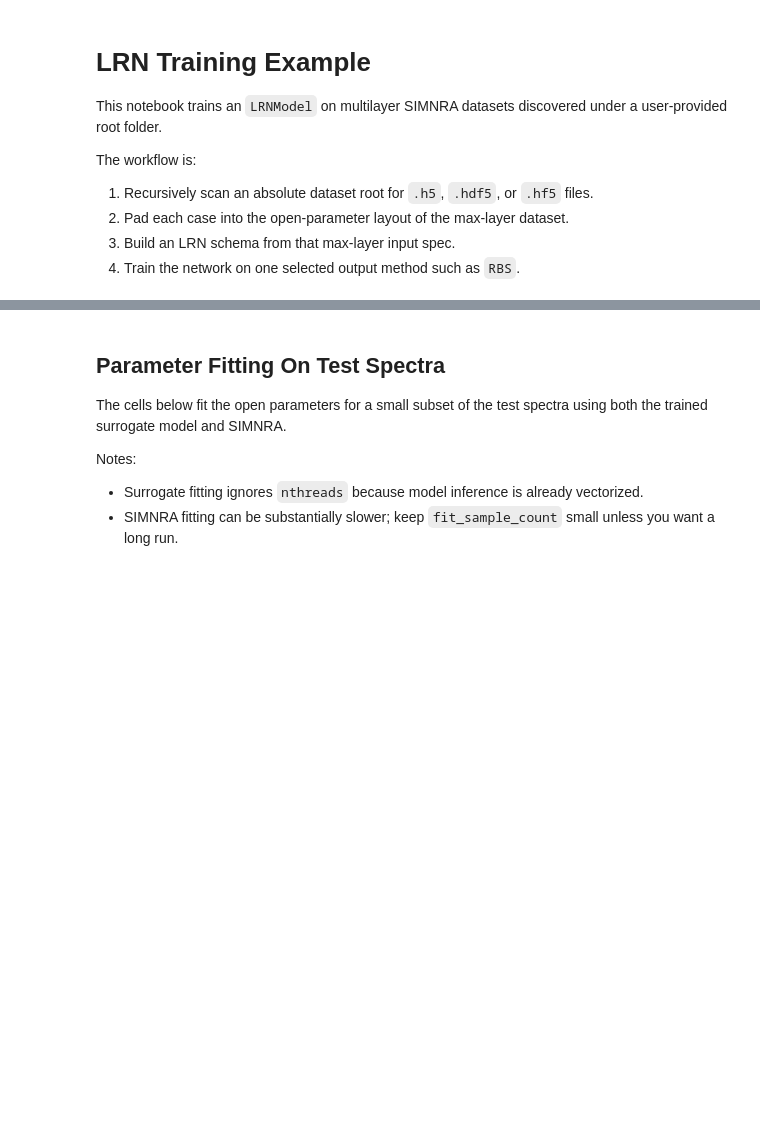
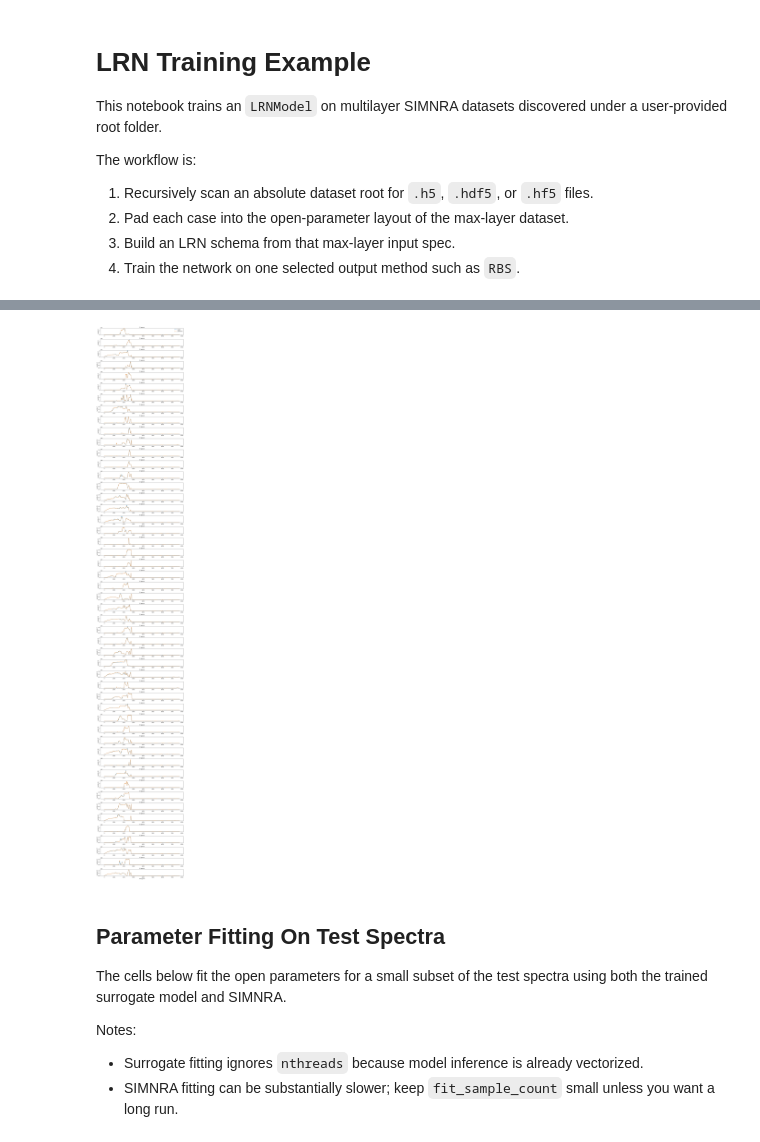
Before and after one commit to khoirulmuzakka/IBAMLKit, a Jupyter notebook: examples/forward_training.ipynb, the cells around one changed output, grey strips where cells are left out. Drawn from its saved outputs; the diff is of its cells as text; code cells hidden in the pictures; blank space fills up the shorter version.

```diff
--- a/examples/forward_training.ipynb
+++ b/examples/forward_training.ipynb
@@ -302,0 +441,14 @@ print(result)
+# %%
+model = LRNModel(
+    schema,
+    hidden_size= 512,
+    contribution_size= 512,
+    setup_embedding_dim = 32,
+    layer_embedding_dim = 256,
+    block_hidden_sizes = (768, 768),
+    decoder_hidden_sizes = (768, 768),
+    refiner_hidden_channels=32,
+    refiner_kernel_size=32,
+)
+artifact_path = artifact_dir / f"lrn_{method_name.lower()}_state_dict.pt"
+model.load_state_dict(torch.load(artifact_path, map_location=device)["model_state_dict"])
@@ -303,74 +457,31 @@ print(result)
 # %%
 pred_test_transformed = model.predict(x_test_scaled).cpu().numpy()
-pred_test_e = output_transform.inverse_transform(pred_test_transformed)
-y_test_e = output_transform.inverse_transform(y_test)
+pred_test_e = np.empty_like(pred_test_transformed, dtype=np.float32)
+output_transform.inverse_transform(pred_test_transformed, out=pred_test_e)
+y_test_e = np.empty_like(y_test, dtype=np.float32)
+output_transform.inverse_transform(y_test, out=y_test_e)
+del pred_test_transformed
 
-print_array_stats("Predicted E-space test spectra", pred_test_e)
+print(f"Predicted E-space test spectra: shape={pred_test_e.shape}, dtype={pred_test_e.dtype}")
 chi2_e = np.mean((pred_test_e - y_test_e) ** 2 / (y_test_e + 1.0), axis=1)
 print("E-space test mean chi2:", float(np.mean(chi2_e)))
 print("E-space test median chi2:", float(np.median(chi2_e)))
 
-real_time = 8.290e6
-live_time = 7.930e6
-fudge_factor = 0.4500
-real_times_test = np.full((x_test.shape[0],), real_time, dtype=np.float64)
-live_times_test = np.full((x_test.shape[0],), live_time, dtype=np.float64)
-fudge_factors_test = np.full((x_test.shape[0],), fudge_factor, dtype=np.float64)
-
-calibration_offset_test, calibration_linear_test, calibration_quadratic_test, normalization_factor_test = resolve_channel_conversion_arrays(
-    reference_dataset.input_spec,
-    reference_open_parameter_names,
-    full_open_parameter_values_test,
-    method_name=method_name,
-    energy_spectrum_scale=energy_spectrum_scale,
-)
-
-pred_test_channel_pileup = convert_energy_spectra_to_channel_space_and_pileup(
-    pred_test_e,
-    calibration_offset=calibration_offset_test,
-    calibration_linear=calibration_linear_test,
-    calibration_quadratic=calibration_quadratic_test,
-    real_times=real_times_test,
-    live_times=live_times_test,
-    fudge_factors=fudge_factors_test,
-    normalization_factors=normalization_factor_test,
-)
-y_test_channel_pileup = convert_energy_spectra_to_channel_space_and_pileup(
-    y_test_e,
-    calibration_offset=calibration_offset_test,
-    calibration_linear=calibration_linear_test,
-    calibration_quadratic=calibration_quadratic_test,
-    real_times=real_times_test,
-    live_times=live_times_test,
-    fudge_factors=fudge_factors_test,
-    normalization_factors=normalization_factor_test,
-)
-chi2_channel_pileup = np.mean(
-    (pred_test_channel_pileup - y_test_channel_pileup) ** 2 / (y_test_channel_pileup + 1.0),
-    axis=1,
-)
-print("Channel-space + pileup test mean chi2:", float(np.mean(chi2_channel_pileup)))
-print("Channel-space + pileup test median chi2:", float(np.median(chi2_channel_pileup)))
-
-n_plot = min(20, x_test.shape[0])
-fig, axes = plt.subplots(n_plot, 2, figsize=(12, 2.5 * n_plot), sharex=False)
+n_plot = min(50, x_test_scaled.shape[0])
+fig, axes = plt.subplots(n_plot, 1, figsize=(12, 1.5 * n_plot), sharex=False)
 if n_plot == 1:
     axes = np.asarray([axes])
 
 for row_index in range(n_plot):
-    e_length = y_test_e.shape[1] if test_lengths is None else min(int(test_lengths[row_index]), y_test_e.shape[1])
-    axes[row_index, 0].plot(y_test_e[row_index, :e_length], label="target")
-    axes[row_index, 0].plot(pred_test_e[row_index, :e_length], linestyle="--", label="prediction")
-    axes[row_index, 0].set_ylabel(f"sample {row_index}")
-    axes[row_index, 0].set_title("E-space")
-    axes[row_index, 1].plot(y_test_channel_pileup[row_index], label="target")
-    axes[row_index, 1].plot(pred_test_channel_pileup[row_index], linestyle="--", label="prediction")
-    axes[row_index, 1].set_title("Channel + pileup")
+    e_length = y_test_e.shape[1]
+    axes[row_index].plot(y_test_e[row_index, :e_length], label="target")
+    axes[row_index].plot(pred_test_e[row_index, :e_length], linestyle="--", label="prediction")
+    axes[row_index].set_ylabel(f"sample {row_index}")
+    axes[row_index].set_title("E-space")
     if row_index == 0:
-        axes[row_index, 0].legend()
-        axes[row_index, 1].legend()
+        axes[row_index].legend()
 
-axes[-1, 0].set_xlabel("energy bin")
-axes[-1, 1].set_xlabel("channel")
+axes[-1].set_xlabel("energy bin")
 plt.tight_layout()
 plt.show()
+# %% [output]
@@ -377,3 +491,4 @@ plt.show()
+[figure, added]
 # %%
 artifact_dir = Path.cwd() / "artifacts"
 artifact_dir.mkdir(parents=True, exist_ok=True)
```
Also changed, not shown: parts of 10 cells of this notebook, 10 other files.
